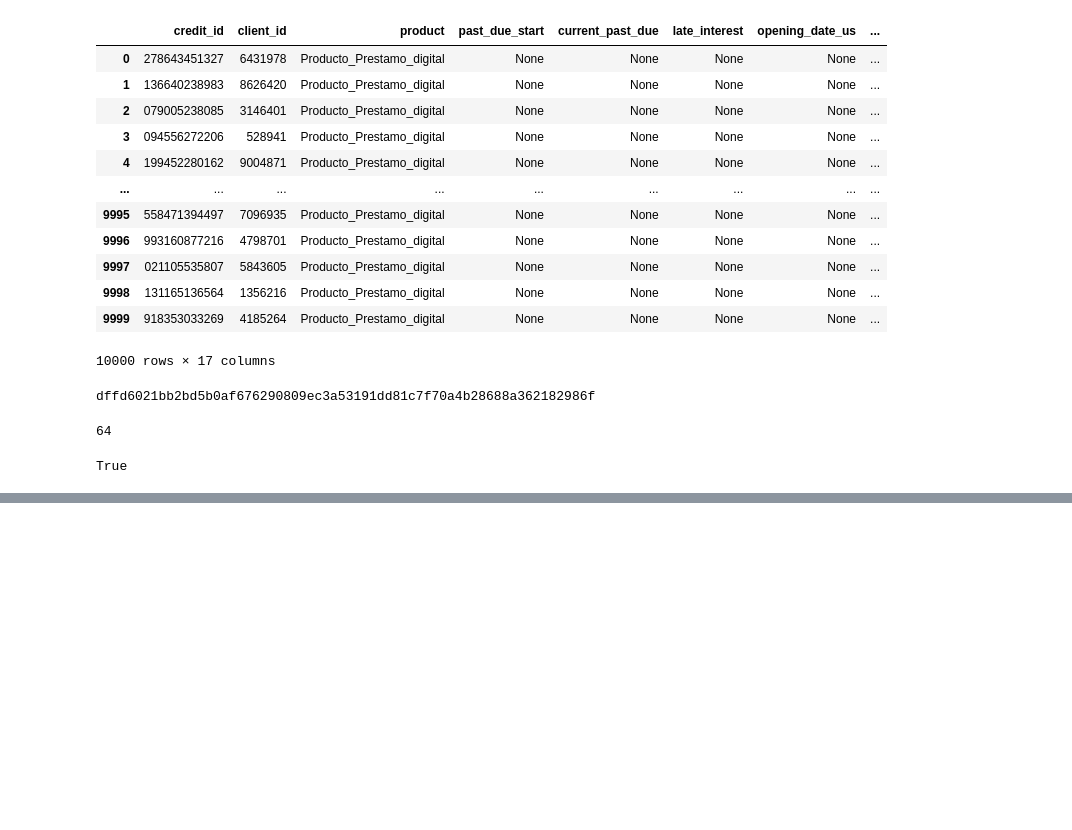
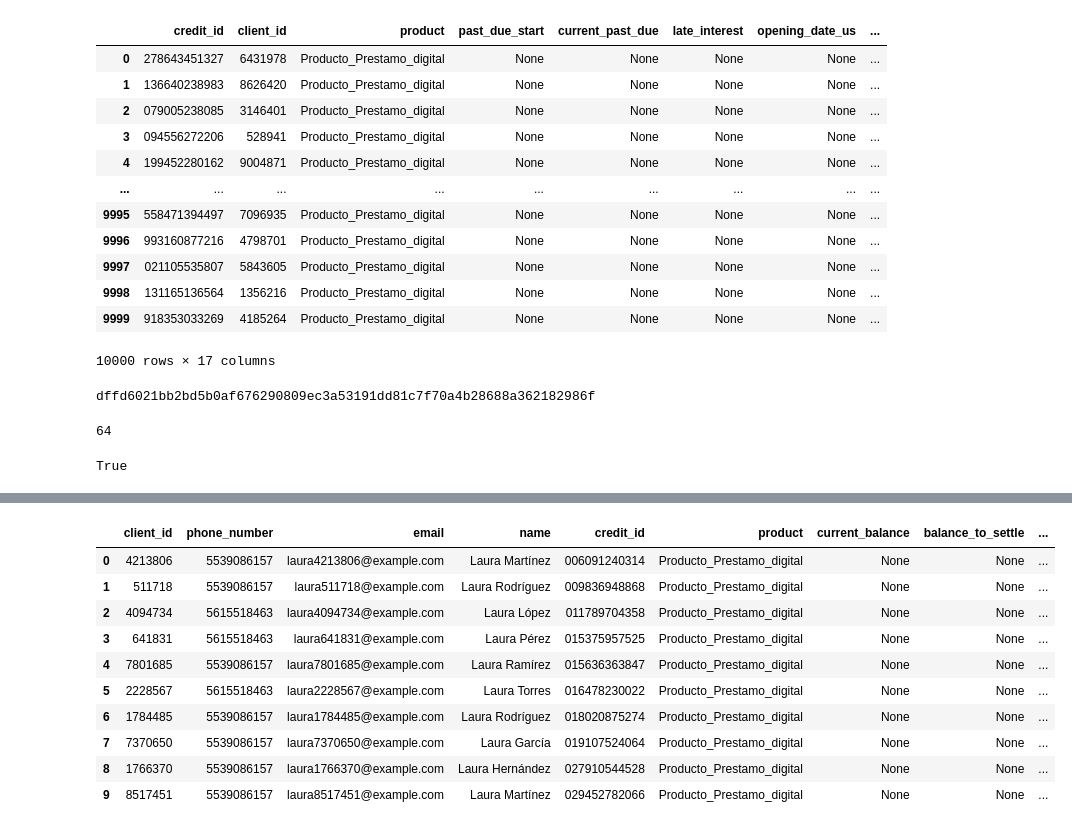
Before and after one commit to Pernexium/crm_pernexium, a Jupyter notebook: test.ipynb, the cells around one changed output, grey strips where cells are left out. Saved outputs shown, nothing was run; the diff lists cells and outputs as text; code cells hidden in the pictures; blank space fills up the shorter version.

```diff
--- a/test.ipynb
+++ b/test.ipynb
@@ -156,0 +182,10 @@ True
+# %%
+config = dict(
+    user = "analitica_adrian",
+    password = "adrian.ferrer1",
+    host = "pernexium-db.cfioetbrvik6.us-east-2.rds.amazonaws.com",
+    database = "crm_pernexium",
+    port = "3306"
+)
+# %%
+client = SqlClient(**config)
@@ -156,0 +232,14 @@ True
+# %%
+client.search_credit("278643451327", "Laura", "551231233")
+# %% [output]
+|  | client_id | phone_number | email | name | credit_id | product | current_balance | balance_to_settle | ... |
+| 0 | 4213806 | 5539086157 | laura4213806@example.com | Laura Martínez | 006091240314 | Producto_Prestamo_digital | None | None | ... |
+| 1 | 511718 | 5539086157 | laura511718@example.com | Laura Rodríguez | 009836948868 | Producto_Prestamo_digital | None | None | ... |
+| 2 | 4094734 | 5615518463 | laura4094734@example.com | Laura López | 011789704358 | Producto_Prestamo_digital | None | None | ... |
+| 3 | 641831 | 5615518463 | laura641831@example.com | Laura Pérez | 015375957525 | Producto_Prestamo_digital | None | None | ... |
+| 4 | 7801685 | 5539086157 | laura7801685@example.com | Laura Ramírez | 015636363847 | Producto_Prestamo_digital | None | None | ... |
+| 5 | 2228567 | 5615518463 | laura2228567@example.com | Laura Torres | 016478230022 | Producto_Prestamo_digital | None | None | ... |
+| 6 | 1784485 | 5539086157 | laura1784485@example.com | Laura Rodríguez | 018020875274 | Producto_Prestamo_digital | None | None | ... |
+| 7 | 7370650 | 5539086157 | laura7370650@example.com | Laura García | 019107524064 | Producto_Prestamo_digital | None | None | ... |
+| 8 | 1766370 | 5539086157 | laura1766370@example.com | Laura Hernández | 027910544528 | Producto_Prestamo_digital | None | None | ... |
+| 9 | 8517451 | 5539086157 | laura8517451@example.com | Laura Martínez | 029452782066 | Producto_Prestamo_digital | None | None | ... |
```
Also changed, not shown: parts of 7 cells of this notebook, 20 other files.
